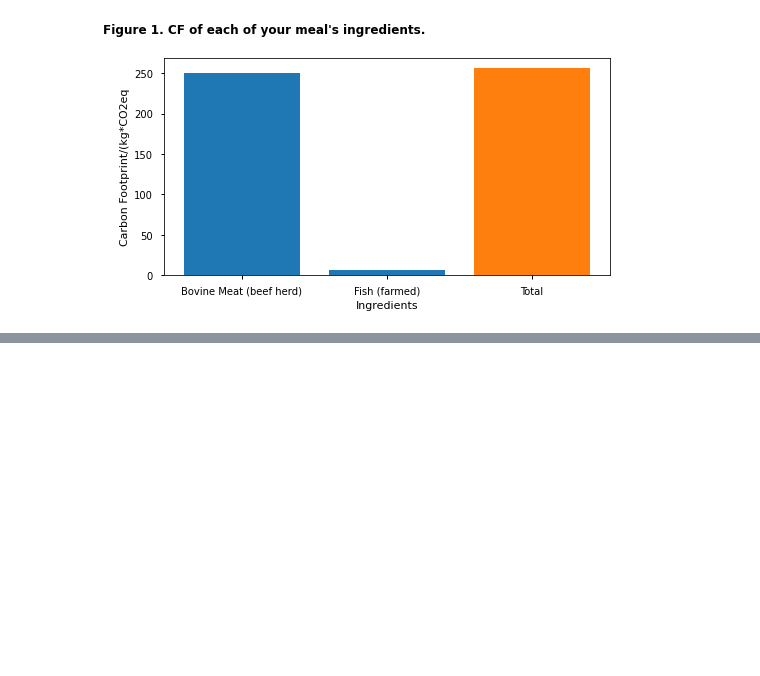
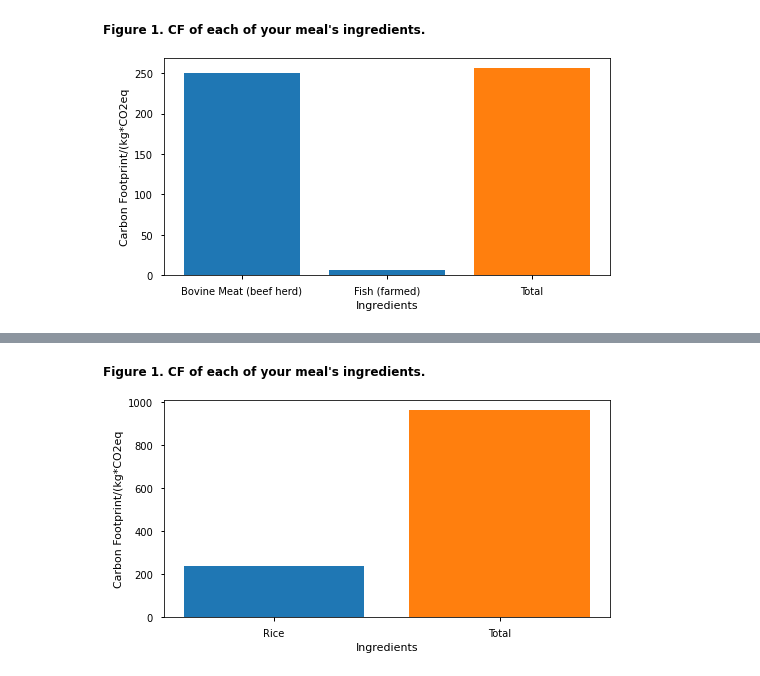
Before and after one commit to feirog/carbon-fp-warwick, a Jupyter notebook: Code.ipynb, the cells around one changed output, grey strips where cells are left out. Cells and saved outputs as stored; diff of their text form; code cells hidden in the pictures; blank space fills up the shorter version.

```diff
--- a/Code.ipynb
+++ b/Code.ipynb
@@ -161,0 +216,90 @@ Yes or No yes
+# %%
+#we can use this to check for alternatives
+
+meat_dic=[]
+fish_dic=[]
+grain_dic=[]
+other_protein_dic=[]
+milks_dic=[]
+starch_rich_dic=[]
+oils_dic=[]
+vegetables_dic=[]
+fruits_dic=[]
+sugars_dic=[]
+alcoholic_beverages_dic=[]
+stimulants_dic=[]
+types_food_dics = [meat_dic,fish_dic,grain_dic,other_protein_dic,milks_dic,starch_rich_dic,oils_dic,vegetables_dic,fruits_dic,sugars_dic,alcoholic_beverages_dic,stimulants_dic]
+for i in range(len(options_var)):
+  for b in options_var[i]:
+    types_food_dics[i].append(ghg_emissions[product.index(b)])
+print(types_food_dics)
+print(options_var)
+
+
+print('What was on your meal?')
+for n in range(100):
+  print('Choose from below:')
+  for idx in range(len(options)):
+    print('\t',idx,'\t',options[idx])
+  choice = int(input())
+
+  if choice == 12:
+    break
+
+  print(" ")
+
+  print('Which option fits more the',options[choice],'you had? --- (please choose a similar if it isn`t shown here)')
+  food_cat = options_var[choice]
+  for food in range(len(food_cat)):
+    print('\t',food,'\t',food_cat[food])
+  print('\t',len(food_cat),'\t None of these are close to what I ate.')
+  print('\t',len(food_cat)+1,'\t(Go back to the categories.)')
+  exact_choice = int(input())
+
+  if exact_choice == (len(food_cat)):
+    print('Oh! We are sorry to hear that. Current data is still very limited sadly.')
+    print('Let`s continue with the next ingredient~')
+
+  if exact_choice < (len(food_cat)):
+    general_idx = product.index(food_cat[exact_choice])
+    print('Cool!')
+    print('What was the approximate amount in',portion[general_idx],'of',product[general_idx],'?')
+    amount = float(input())*ghg_emissions[general_idx]
+    ghg_count += amount
+    ingredients.append(product[general_idx])
+    ingredients_contribution.append(amount)
+
+    #Here alternatives
+    for alt in range(len(options_var[choice])):
+      if types_food_dics[choice][exact_choice] > types_food_dics[choice][alt]:
+        alternative.append(options_var[choice][alt])
+        alt_contribution.append(types_food_dics[choice][alt])
+  print(" ")
+  print("What else was on your meal?")
+
+print("...")
+print("...")
+print("...Calculating...")
+print("...")
+print("...")
+
+print('Alright! Here is the Carbon Footprint of your meal:')
+print('Total:',ghg_count.sum(),'kg*CO2eq')
+print(" ")
+print(" ")
+print('Would you like to see what each ingredient contributed to the overall value?')
+desglose = input('Yes or No ')
+if desglose == 'Yes' or 'yes':
+  fig,ax = plt.subplots(figsize=(8,4))
+  ax.bar(ingredients,ingredients_contribution)
+  ax.bar('Total',ghg_count)
+  fig.suptitle("Figure 1. CF of each of your meal's ingredients.", y = 1,  x = 0.3,fontweight="bold", size = 12)
+  ax.set_xlabel("Ingredients")
+  ax.set_ylabel("Carbon Footprint/(kg*CO2eq")
+  plt.show(ax)
+
+print(" ")
+#Define and make it for the alternatives
+print(alternative)
+print(alt_contribution)
+# %% [output]
@@ -161,0 +323 @@ Yes or No yes
+[figure, added]
```
Also changed, not shown: parts of 4 cells of this notebook.
